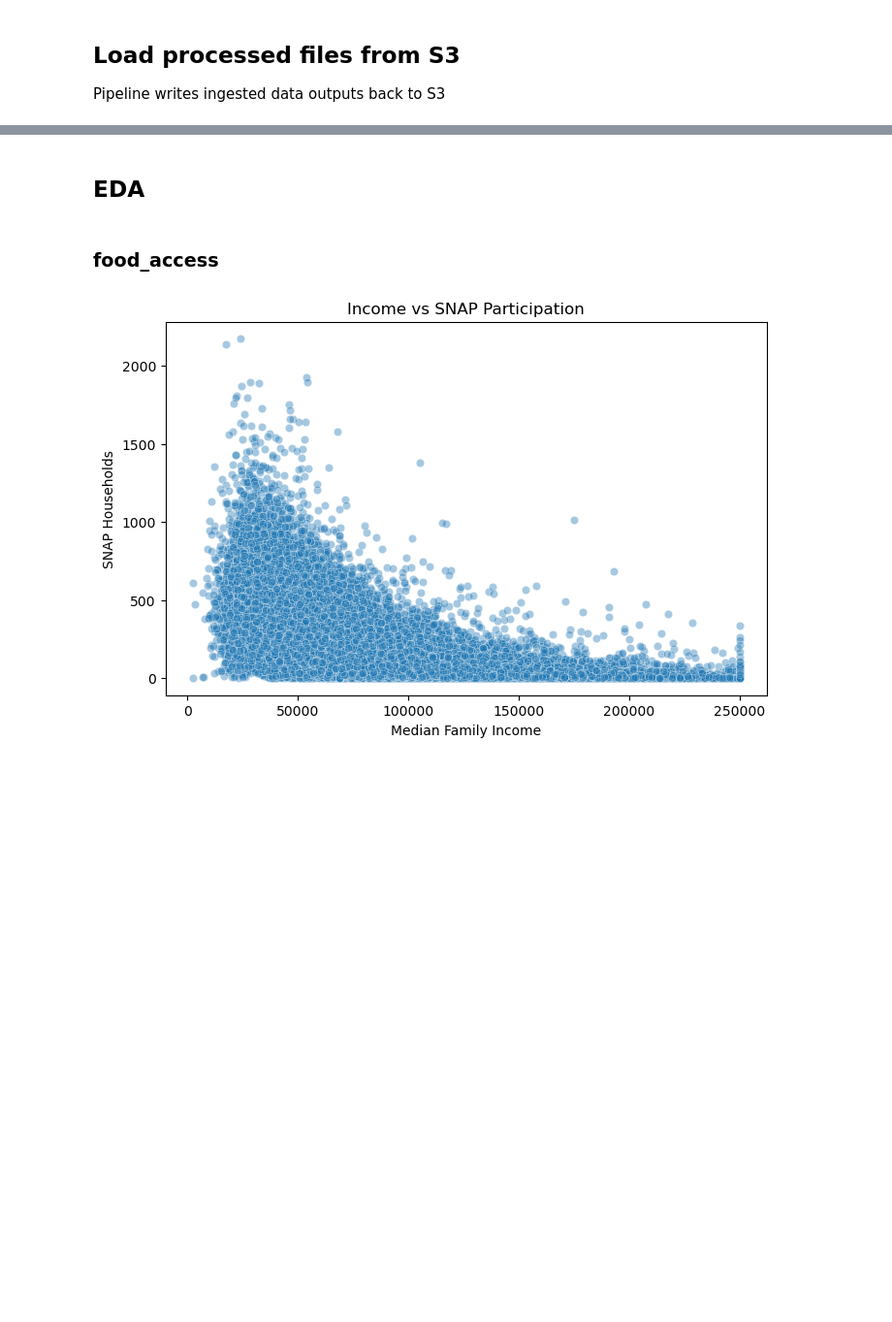
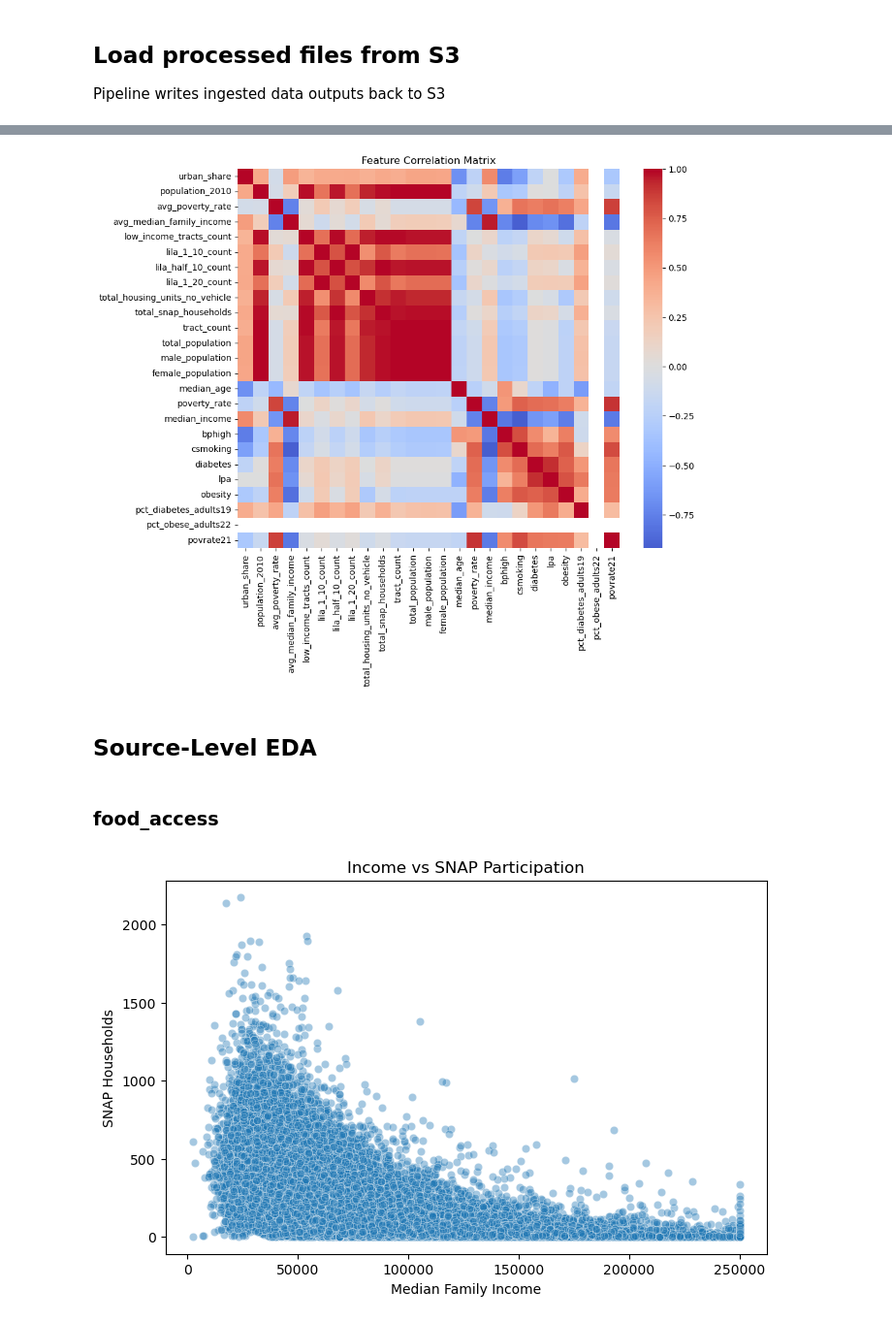
Before and after one commit to svthaker/ADS508Group3, a Jupyter notebook: NutriAccessAnalytics.ipynb, the cells around one changed output, grey strips where cells are left out. Shown at 97% size. Cells and saved outputs as stored; diff of their text form; code cells hidden in the pictures; blank space fills up the shorter version.

```diff
--- a/NutriAccessAnalytics.ipynb
+++ b/NutriAccessAnalytics.ipynb
@@ -67,5 +159,14 @@ gdf = gpd.read_file(f"s3://{bucket}/{processed_prefix}california_food_store_loca
+# %%
+# Check for multicollinearity
+
+plt.figure(figsize=(10,8))
+sns.heatmap(features.corr(numeric_only=True), cmap="coolwarm", center=0)
+plt.title("Feature Correlation Matrix")
+plt.show()
+# %% [output]
+[figure, added]
 # %% [markdown]
-## EDA
+## Source-Level EDA
 # %% [markdown]
 ### food_access
 # %%
```
Also changed, not shown: parts of 28 cells of this notebook, 3 other files.
